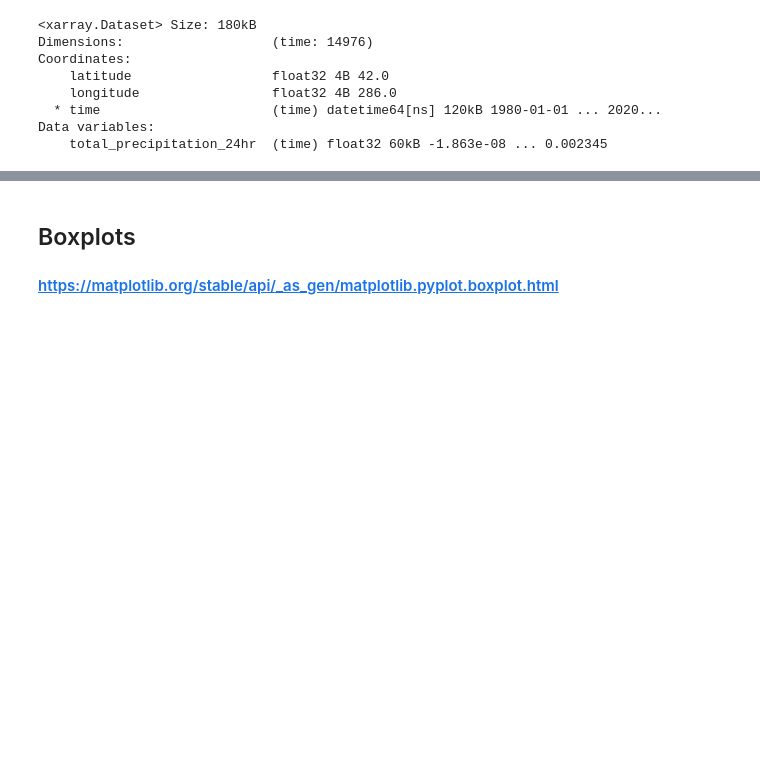
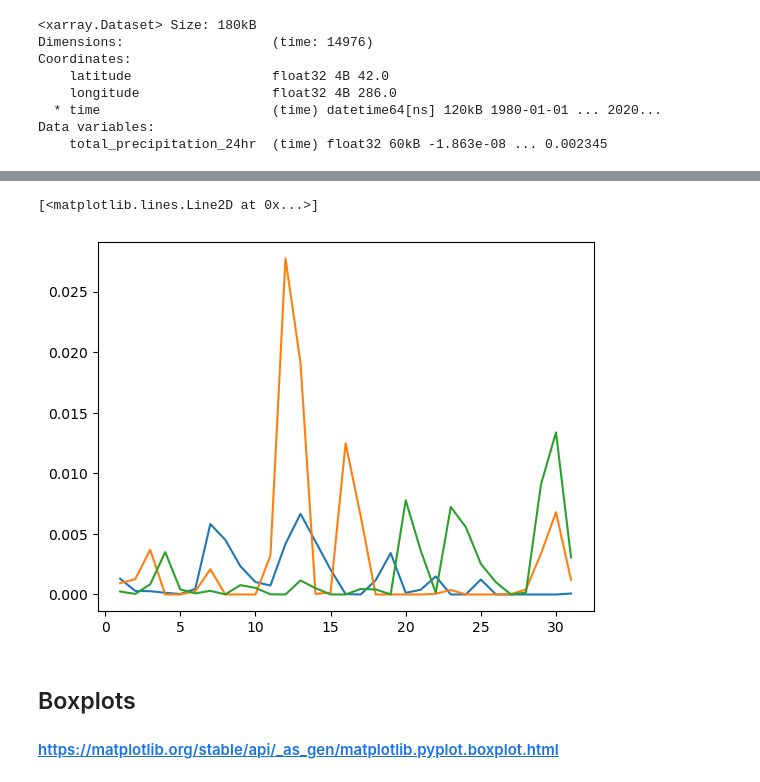
Before and after one commit to ZhengWinnieWu/course_statistics, a Jupyter notebook: unit1/data_analysis_distribution.ipynb, the cells around one changed output, grey strips where cells are left out. Cells and saved outputs as stored; diff of their text form; code cells hidden in the pictures; blank space fills up the shorter version.

```diff
--- a/unit1/data_analysis_distribution.ipynb
+++ b/unit1/data_analysis_distribution.ipynb
@@ -31,3 +31,7 @@ Coordinates:
   * time                      (time) datetime64[ns] 120kB 1980-01-01 ... 2020...
 Data variables:
     total_precipitation_24hr  (time) float32 60kB -1.863e-08 ... 0.002345
+# %%
+# extract the variable
+data = data.total_precipitation_24hr
+data
@@ -33,0 +75,4 @@ Data variables:
+# %%
+# Extract data in May
+precip_summer = data.sel(time=data.time.dt.month.isin([5]))
+precip_summer
@@ -34,3 +91,10 @@ Data variables:
+# %%
+plt.plot(np.arange(1,32),precip_summer.sel(time=precip_summer.time.dt.year.isin([1980])))
+plt.plot(np.arange(1,32),precip_summer.sel(time=precip_summer.time.dt.year.isin([1981])))
+plt.plot(np.arange(1,32),precip_summer.sel(time=precip_summer.time.dt.year.isin([1982])))
+# %% [output]
+[<matplotlib.lines.Line2D at 0x...>]
+[figure, added]
 # %% [markdown]
 ## Boxplots
 #### https://matplotlib.org/stable/api/_as_gen/matplotlib.pyplot.boxplot.html
```
Also changed, not shown: parts of 4 cells of this notebook.
